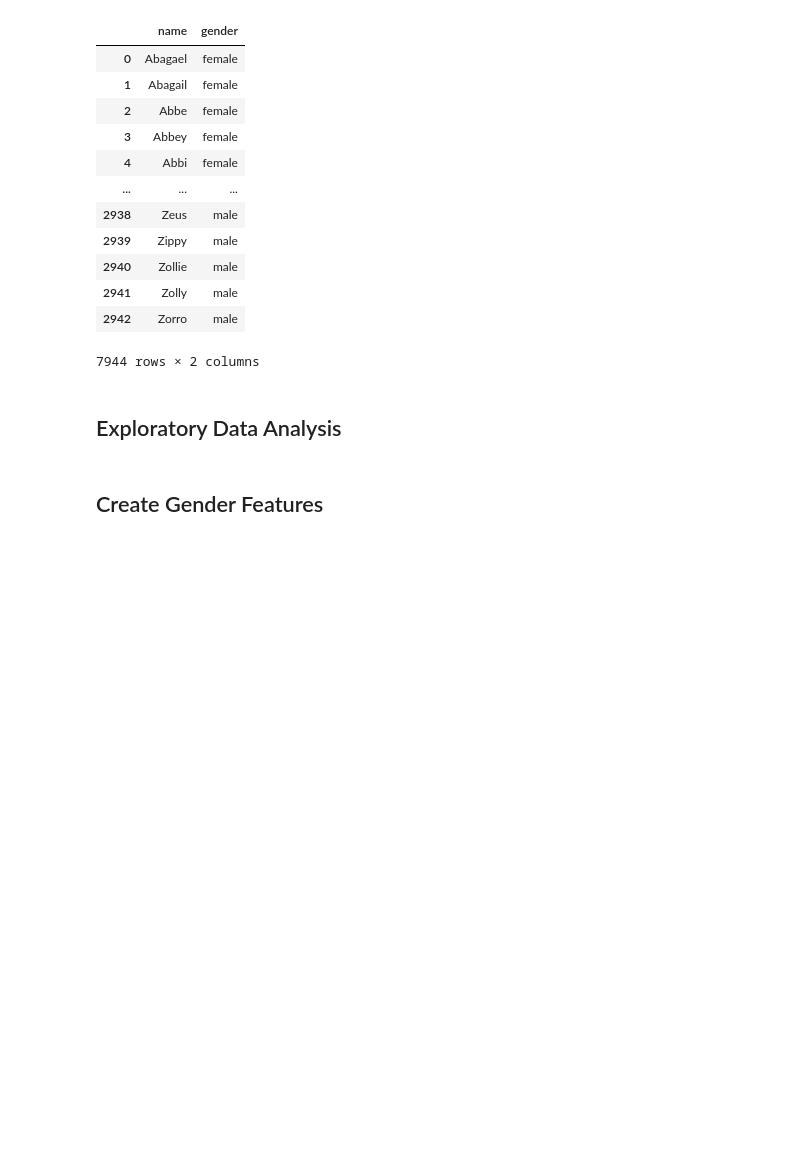
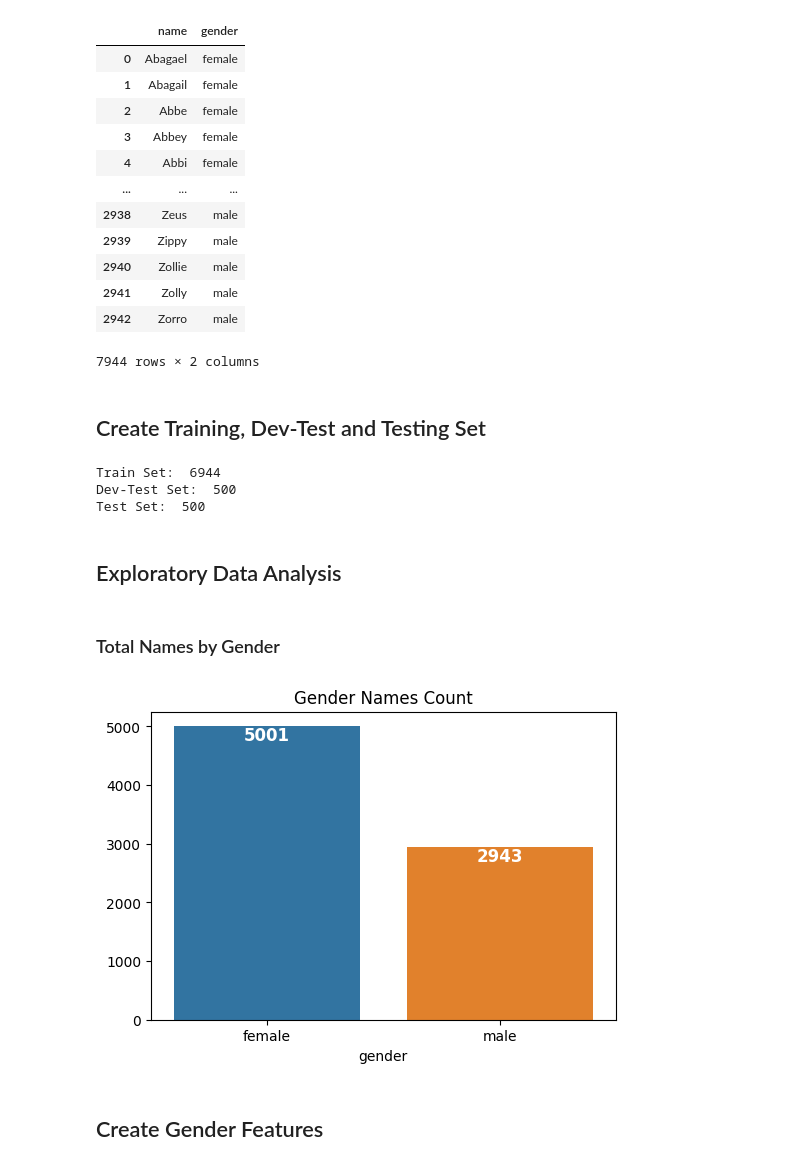
Before and after one commit to hellojohncruz/DATA-620, a Jupyter notebook: Project 3/names.ipynb, the cells around one changed output. Drawn from its saved outputs; the diff is of its cells as text; code cells hidden in the pictures; blank space fills up the shorter version.

Commit message:
train-test split

```diff
--- a/Project 3/names.ipynb
+++ b/Project 3/names.ipynb
@@ -28,7 +30,7 @@ names_df = pd.DataFrame(columns=['name', 'gender'])
 
 for file in files:
     name, extension = file.split('.')
-    temp_df = pd.DataFrame({'name':names.words(file), 'gender':name})
+    temp_df = pd.DataFrame({'name':nltk.corpus.names.words(file), 'gender':name})
     names_df = pd.concat([names_df, temp_df])
 # %%
 names_df
@@ -46,7 +48,40 @@ names_df
 | 2941 | Zolly | male |
 | 2942 | Zorro | male |
 7944 rows × 2 columns
+# %% [markdown]
+## Create Training, Dev-Test and Testing Set
+# %%
+df_shuffled = shuffle(names_df, random_state=123)
+
+train_set = df_shuffled.iloc[:len(names_df)-1000]
+dev_test_set = df_shuffled.iloc[500:1000]
+test_set = df_shuffled.tail(500)
+
+print("Train Set: ", len(train_set))
+print("Dev-Test Set: ", len(dev_test_set))
+print("Test Set: ", len(test_set))
+# %% [output]
+Train Set:  6944
+Dev-Test Set:  500
+Test Set:  500
 # %% [markdown]
 ## Exploratory Data Analysis
+# %% [markdown]
+### Total Names by Gender
+# %%
+plt.figure(figsize=(6, 4))
+ax = sns.countplot(data=names_df, x='gender', hue='gender')
+
+for p in ax.patches:
+    ax.annotate(f'{int(p.get_height())}',
+                (p.get_x() + p.get_width() / 2., p.get_height() - 0.1),  # Slightly below the top
+                ha='center', va='top', fontsize=12, color='white', fontweight='bold')
+
+
+plt.title('Gender Names Count')
+plt.ylabel('')
+plt.show()
+# %% [output]
+[figure, added]
 # %% [markdown]
 ## Create Gender Features
```
Also changed, not shown: parts of 12 cells of this notebook.
